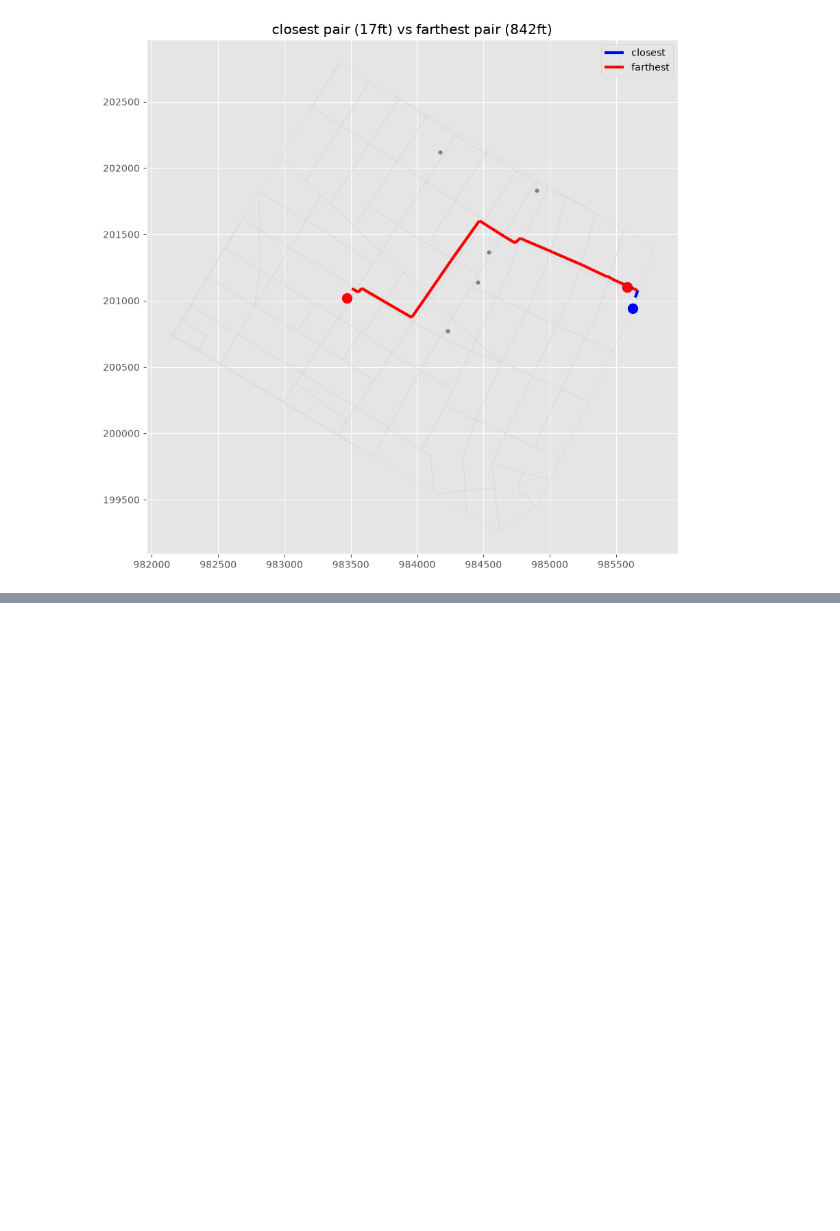
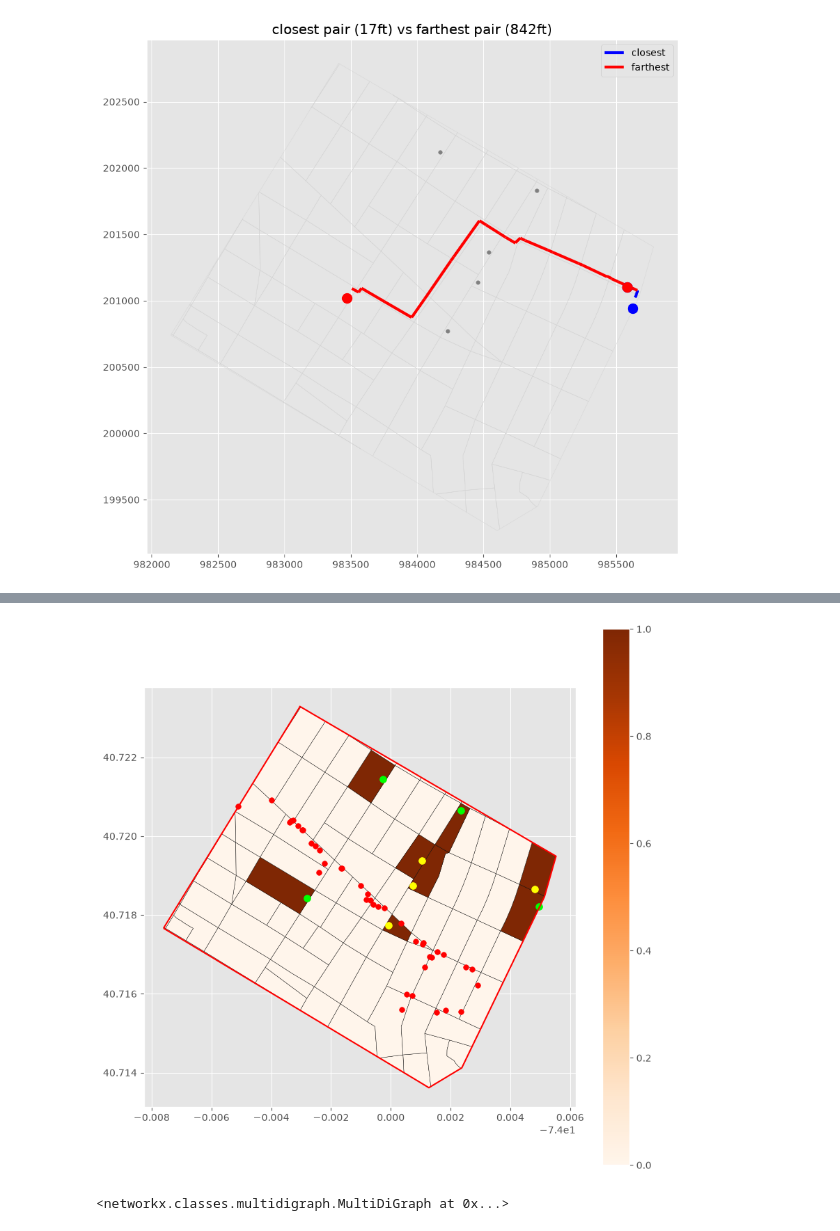
Before and after one commit to rachelshin-works/cdp-mapping-systems, a Jupyter notebook: Assignment_rachel/chinatown_seating_locations.ipynb, the cells around one changed output, grey strips where cells are left out. Drawn from its saved outputs; the diff is of its cells as text; code cells hidden in the pictures; blank space fills up the shorter version.

Commit message:
update network part for both assignment and inClass resource

```diff
--- a/Assignment_rachel/chinatown_seating_locations.ipynb
+++ b/Assignment_rachel/chinatown_seating_locations.ipynb
@@ -586,3 +579,5 @@ ax.set_title(
 plt.show()
 # %% [output]
 [figure]
+# %%
+und_seating_locations = pd.read_csv("./Data/0724_undocumented_seatings.csv", sep=";")
@@ -588,0 +588,14 @@ plt.show()
+# %%
+lat_col = "_start-geopoint_latitude"
+lng_col = "_start-geopoint_longitude"
+
+und_seating_locations = und_seating_locations.dropna(subset=[lat_col, lng_col])
+
+# points_from_xy expects (x=longitude, y=latitude)
+und_seating_locations["geometry"] = gpd.points_from_xy(
+    und_seating_locations[lng_col], und_seating_locations[lat_col]
+)
+
+und_seating_locations_gdf = gpd.GeoDataFrame(
+    und_seating_locations, geometry="geometry", crs="EPSG:4326"
+)
@@ -588,0 +622,23 @@ plt.show()
+# %%
+ax = census_block_chinatown.plot(
+    column="seating_count",
+    cmap="Oranges",
+    legend=True,
+    figsize=(10, 10),
+    edgecolor="black",
+    linewidth=0.3,
+)
+chinatown_gdf.boundary.plot(ax=ax, color="red", linewidth=1.5)
+# sidewalk_chinatown.plot(ax=ax, column="width", cmap="viridis", linewidth=1.5)
+seating_chinatown_past = seating_chinatown[
+    seating_chinatown["Installation Date"] < "2020-01-01"
+]
+seating_chinatown_after = seating_chinatown[
+    seating_chinatown["Installation Date"] >= "2020-01-01"
+]
+und_seating_locations_gdf.plot(ax=ax, color="red", markersize=30)
+seating_chinatown_past.plot(ax=ax, color="yellow", markersize=50)
+seating_chinatown_after.plot(ax=ax, color="lime", markersize=50)
+plt.show()
+# %% [output]
+[figure, added]
@@ -588,0 +651,4 @@ plt.show()
+# %%
+point_network
+# %% [output]
+<networkx.classes.multidigraph.MultiDiGraph at 0x...>
```
Also changed, not shown: parts of 28 cells of this notebook, 3 other files.
